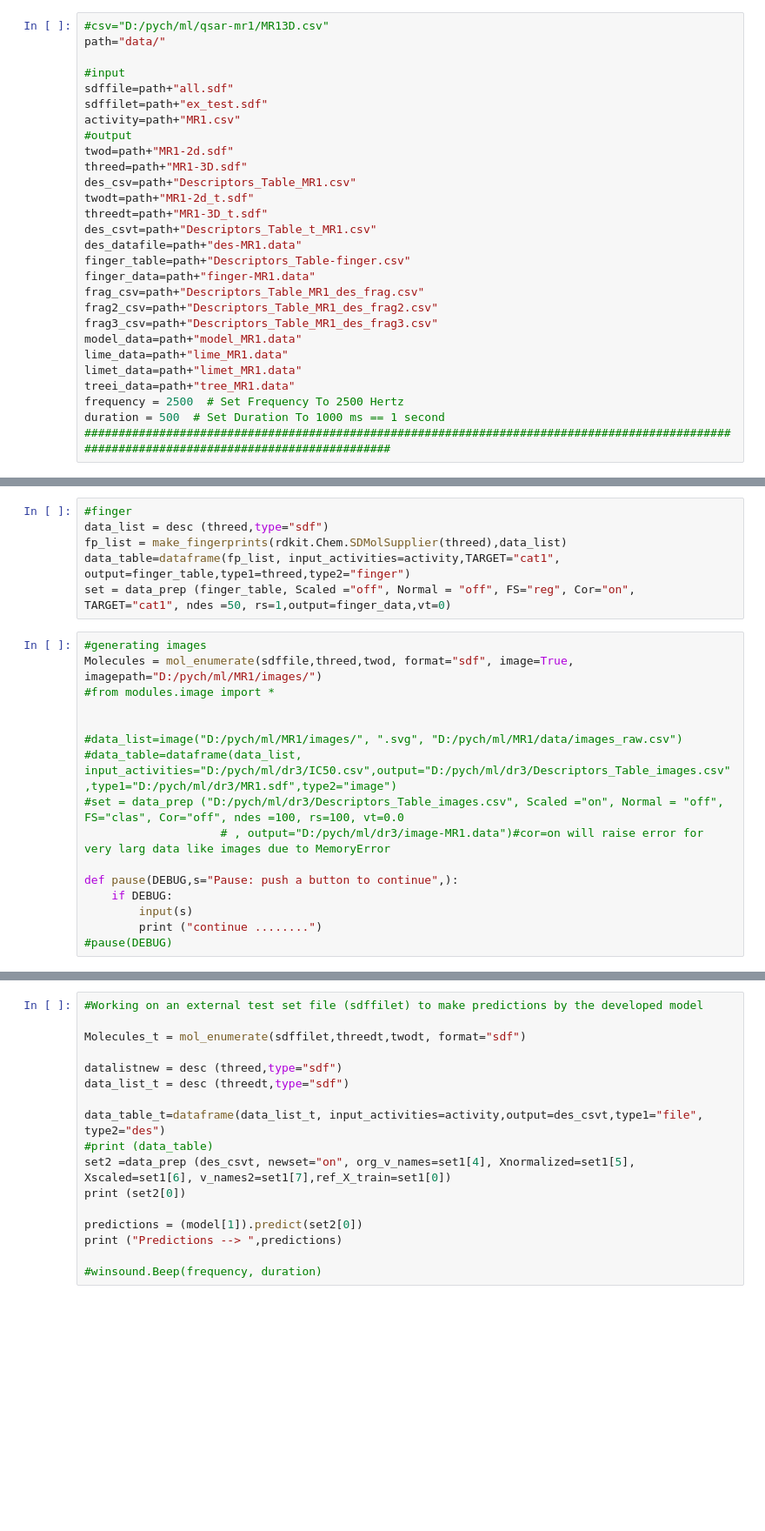
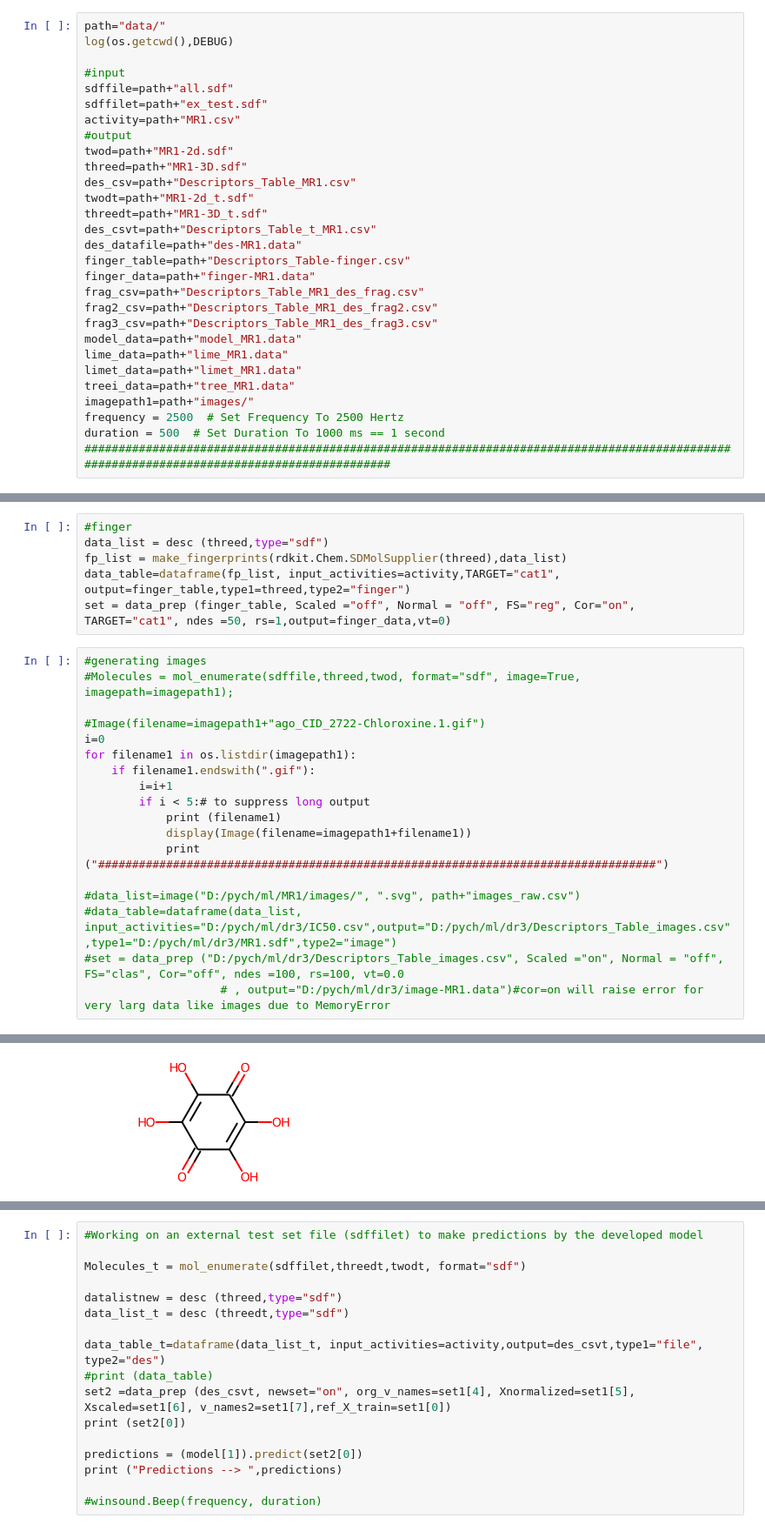
Before and after one commit to shamsaraj/Chemoinformatics, a Jupyter notebook: MR1.ipynb, the cells around one changed output, grey strips where cells are left out. Shown at 87% size. Cells and saved outputs as stored; diff of their text form; blank space fills up the shorter version.

```diff
--- a/MR1.ipynb
+++ b/MR1.ipynb
@@ -28,7 +30,7 @@ DEBUG=True
 ######################################
 # %%
-#csv="D:/pych/ml/qsar-mr1/MR13D.csv"
 path="data/"
+log(os.getcwd(),DEBUG)
 
 #input
 sdffile=path+"all.sdf"
@@ -51,6 +53,7 @@ model_data=path+"model_MR1.data"
 lime_data=path+"lime_MR1.data"
 limet_data=path+"limet_MR1.data"
 treei_data=path+"tree_MR1.data"
+imagepath1=path+"images/"
 frequency = 2500  # Set Frequency To 2500 Hertz
 duration = 500  # Set Duration To 1000 ms == 1 second
 ############################################################################################################################################
@@ -96,18 +94,20 @@ data_table=dataframe(fp_list, input_activities=activity,TARGET="cat1", output=fi
 set = data_prep (finger_table, Scaled ="off", Normal = "off", FS="reg", Cor="on", TARGET="cat1", ndes =50, rs=1,output=finger_data,vt=0)
 # %%
 #generating images
-Molecules = mol_enumerate(sdffile,threed,twod, format="sdf", image=True, imagepath="D:/pych/ml/MR1/images/")
-#from modules.image import *
+#Molecules = mol_enumerate(sdffile,threed,twod, format="sdf", image=True, imagepath=imagepath1);
 
+#Image(filename=imagepath1+"ago_CID_2722-Chloroxine.1.gif")
+i=0
+for filename1 in os.listdir(imagepath1):
+    if filename1.endswith(".gif"):
+        i=i+1
+        if i < 5:# to suppress long output
+            print (filename1)
+            display(Image(filename=imagepath1+filename1))
+            print ("##################################################################################")
 
-#data_list=image("D:/pych/ml/MR1/images/", ".svg", "D:/pych/ml/MR1/data/images_raw.csv")
+#data_list=image("D:/pych/ml/MR1/images/", ".svg", path+"images_raw.csv")
 #data_table=dataframe(data_list, input_activities="D:/pych/ml/dr3/IC50.csv",output="D:/pych/ml/dr3/Descriptors_Table_images.csv",type1="D:/pych/ml/dr3/MR1.sdf",type2="image")
 #set = data_prep ("D:/pych/ml/dr3/Descriptors_Table_images.csv", Scaled ="on", Normal = "off", FS="clas", Cor="off", ndes =100, rs=100, vt=0.0
                     # , output="D:/pych/ml/dr3/image-MR1.data")#cor=on will raise error for very larg data like images due to MemoryError
-
-def pause(DEBUG,s="Pause: push a button to continue",):
-    if DEBUG:
-        input(s)
-        print ("continue ........")
-#pause(DEBUG)
 # %% [output]
@@ -130,0 +115 @@ strong-anta_CID_5280443-Apigenin.1 to svg
+[figure, added]
```
Also changed, not shown: parts of 13 cells of this notebook.
